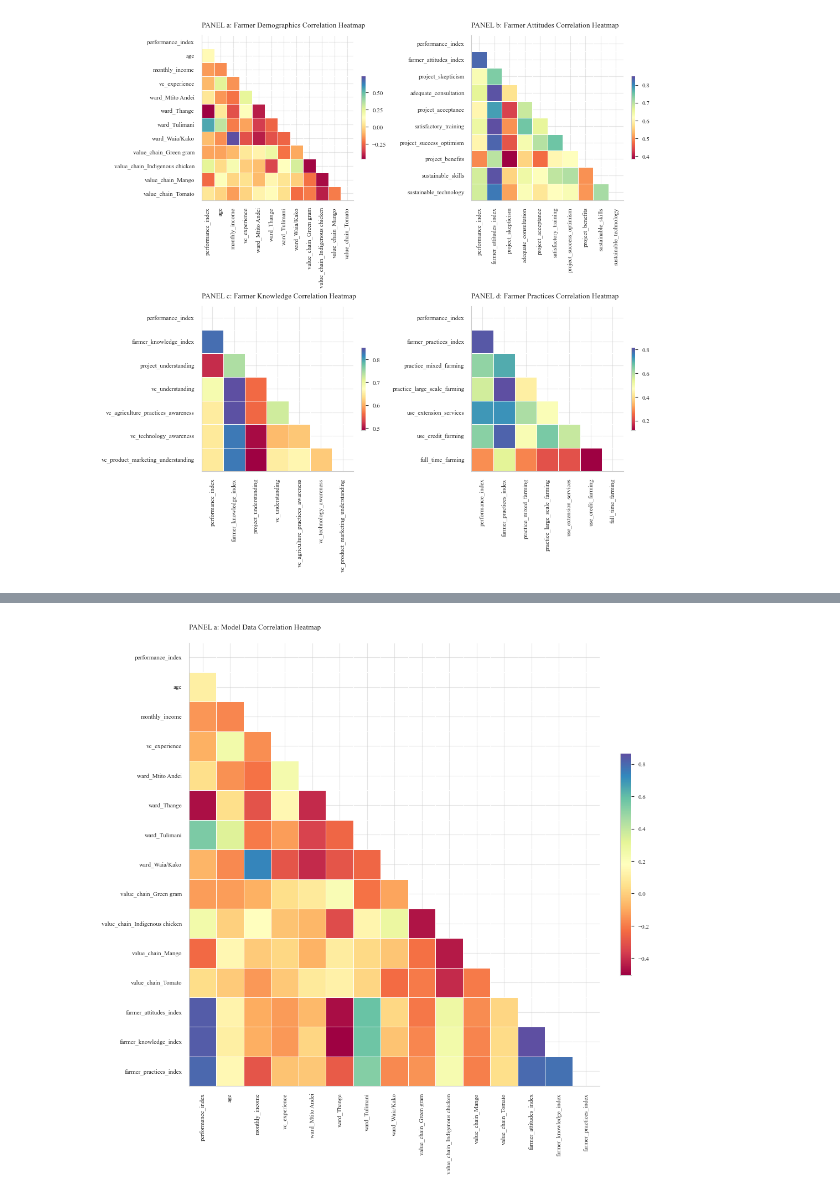
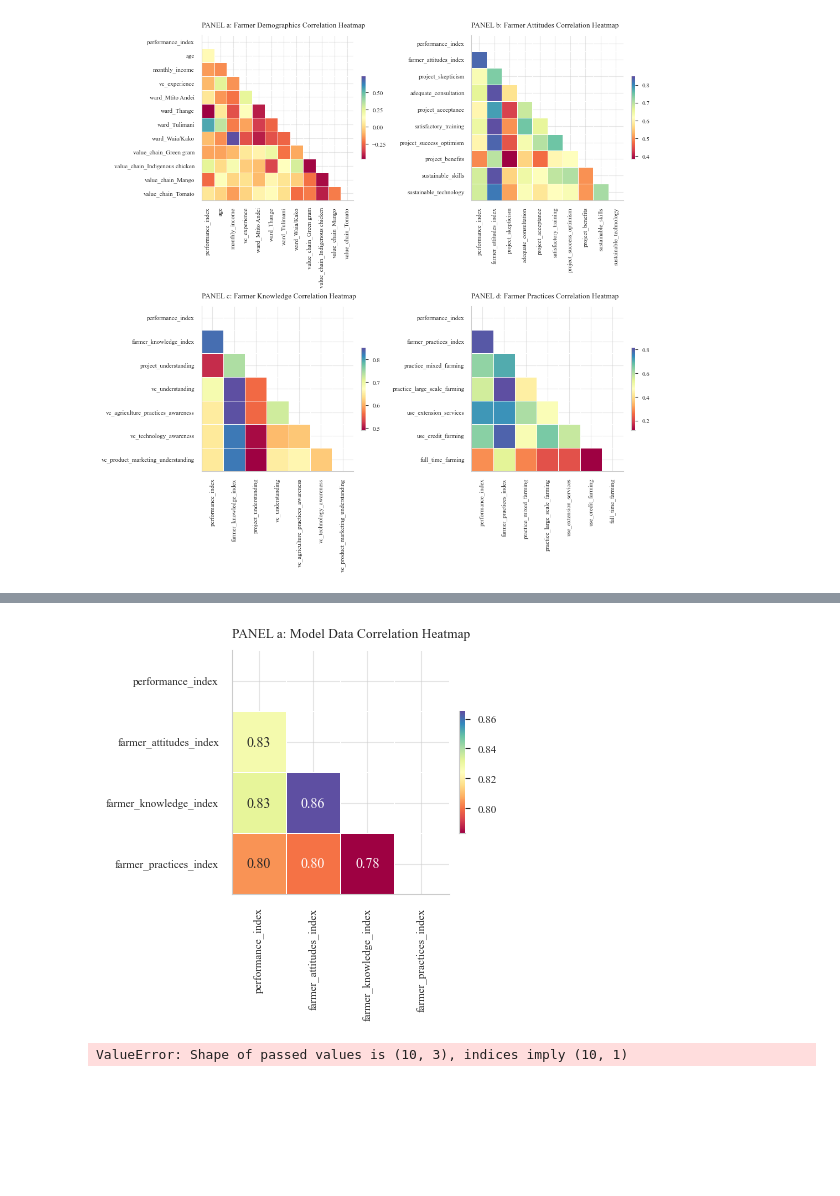
Before and after one commit to StephKisee/narigp-farmer-impact-study, a Jupyter notebook: notebooks/notebook.ipynb, the cells around one changed output, grey strips where cells are left out. Saved outputs shown, nothing was run; the diff lists cells and outputs as text; code cells hidden in the pictures; blank space fills up the shorter version.

```diff
--- a/notebooks/notebook.ipynb
+++ b/notebooks/notebook.ipynb
@@ -746,16 +985,16 @@ plt.show()
 # %% [output]
 [figure]
 # %%
-model_data = pd.concat([farmer_demg, farmer_attitudes['farmer_attitudes_index'], farmer_knowledge['farmer_knowledge_index'], farmer_practices['farmer_practices_index']], axis=1)
+reduced_data = pd.concat([farmer_demg['performance_index'], farmer_attitudes['farmer_attitudes_index'], farmer_knowledge['farmer_knowledge_index'], farmer_practices['farmer_practices_index']], axis=1)
 
-model_corr = model_data.corr()
-model_mask = np.triu(np.ones_like(model_corr, dtype=bool))
+reduced_corr = reduced_data.corr()
+reduced_mask = np.triu(np.ones_like(reduced_corr, dtype=bool))
 
-display(model_corr)
+display(reduced_corr.round(2))
 
-fig, ax = plt.subplots(figsize=(10, 10))
+fig, ax = plt.subplots(figsize=(4, 4))
 
-sns.heatmap(model_corr, mask=model_mask, cmap='Spectral', cbar=True, linewidths=0.5, cbar_kws={"shrink": 0.5}, annot=False, fmt='.2f', ax=ax)
+sns.heatmap(reduced_corr, mask=reduced_mask, cmap='Spectral', cbar=True, linewidths=0.5, cbar_kws={"shrink": 0.5}, annot=True, fmt='.2f', ax=ax)
 
 ax.set_title('PANEL a: Model Data Correlation Heatmap', y=1.02, loc='left')
 
@@ -765,4 +1004,23 @@ ax.set_ylabel('')
 sns.despine()
 
 plt.show()
+
+fa = FactorAnalyzer(rotation='varimax')
+
+# Perform factor analysis on the farmer attitudes data
+fa.fit(farmer_attitudes.select_dtypes('number'))
+
+# Get the factor loadings
+att_loadings = fa.loadings_
+
+# Create a dataframe of the factor loadings
+att_loadings_df = pd.DataFrame(att_loadings, index=farmer_attitudes.select_dtypes('number').columns, columns=['Factor 1'])
+
+# Get the factor variance
+att_var = fa.get_factor_variance()
+
+# Create a dataframe of the factor variance
+att_var_df = pd.DataFrame(att_var, index=['SS Loadings', 'Proportion Var', 'Cumulative Var'], columns=['Factor 1'])
+
+att_var_df
 # %% [output]
@@ -785 +1032,2 @@ plt.show()
-[figure, old version]
+[figure, new version]
+ValueError: Shape of passed values is (10, 3), indices imply (10, 1)
```
Also changed, not shown: parts of 21 cells of this notebook, 1 other file.
